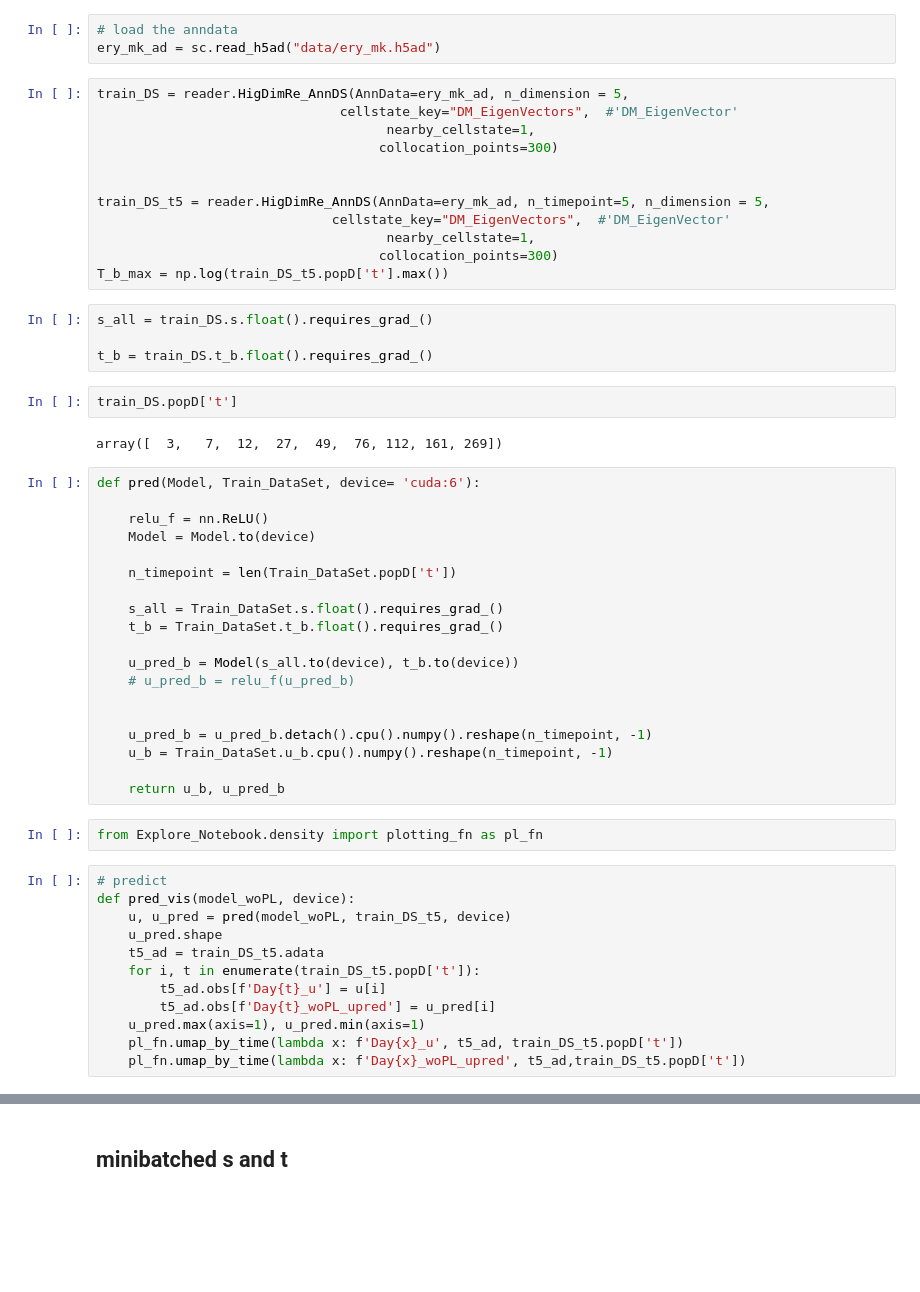
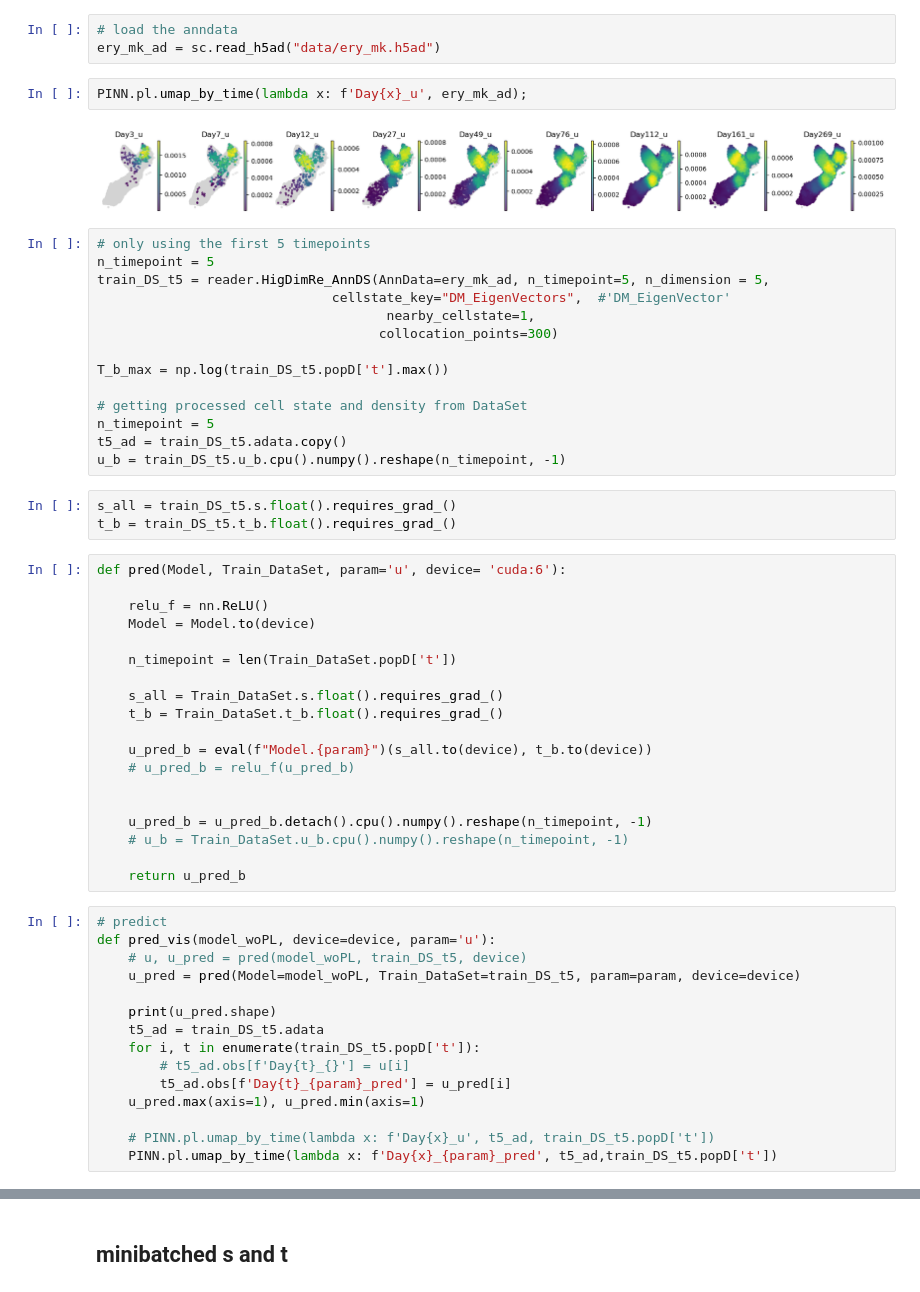
Before and after one commit to oZwZo/PINN_dynamics, a Jupyter notebook: Explore_Notebook/5.trajectory_independent/5-2.MLP_PINN_models.ipynb, the cells around one changed output, grey strips where cells are left out. Cells and saved outputs as stored; diff of their text form; blank space fills up the shorter version.

Commit message:
model the entire landscape

```diff
--- a/Explore_Notebook/5.trajectory_independent/5-2.MLP_PINN_models.ipynb
+++ b/Explore_Notebook/5.trajectory_independent/5-2.MLP_PINN_models.ipynb
@@ -31,28 +33,29 @@ reload(reader)
 # %%
 # load the anndata
 ery_mk_ad = sc.read_h5ad("data/ery_mk.h5ad")
+# %%
+PINN.pl.umap_by_time(lambda x: f'Day{x}_u', ery_mk_ad);
+# %% [output]
+[figure, added]
 # %%
-train_DS = reader.HigDimRe_AnnDS(AnnData=ery_mk_ad, n_dimension = 5,
-                               cellstate_key="DM_EigenVectors",  #'DM_EigenVector'
-                                     nearby_cellstate=1,
-                                    collocation_points=300)
-
-
+# only using the first 5 timepoints
+n_timepoint = 5
 train_DS_t5 = reader.HigDimRe_AnnDS(AnnData=ery_mk_ad, n_timepoint=5, n_dimension = 5,
                               cellstate_key="DM_EigenVectors",  #'DM_EigenVector'
                                      nearby_cellstate=1,
                                     collocation_points=300)
+
 T_b_max = np.log(train_DS_t5.popD['t'].max())
+
+# getting processed cell state and density from DataSet
+n_timepoint = 5
+t5_ad = train_DS_t5.adata.copy()
+u_b = train_DS_t5.u_b.cpu().numpy().reshape(n_timepoint, -1)
 # %%
-s_all = train_DS.s.float().requires_grad_()
-
-t_b = train_DS.t_b.float().requires_grad_()
+s_all = train_DS_t5.s.float().requires_grad_()
+t_b = train_DS_t5.t_b.float().requires_grad_()
-# %%
-train_DS.popD['t']
-# %% [output]
-array([  3,   7,  12,  27,  49,  76, 112, 161, 269])
 # %%
-def pred(Model, Train_DataSet, device= 'cuda:6'):
+def pred(Model, Train_DataSet, param='u', device= 'cuda:6'):
 
     relu_f = nn.ReLU()
     Model = Model.to(device)
@@ -62,25 +65,26 @@ def pred(Model, Train_DataSet, device= 'cuda:6'):
     s_all = Train_DataSet.s.float().requires_grad_()
     t_b = Train_DataSet.t_b.float().requires_grad_()
 
-    u_pred_b = Model(s_all.to(device), t_b.to(device))
+    u_pred_b = eval(f"Model.{param}")(s_all.to(device), t_b.to(device))
     # u_pred_b = relu_f(u_pred_b)
 
 
     u_pred_b = u_pred_b.detach().cpu().numpy().reshape(n_timepoint, -1)
-    u_b = Train_DataSet.u_b.cpu().numpy().reshape(n_timepoint, -1)
+    # u_b = Train_DataSet.u_b.cpu().numpy().reshape(n_timepoint, -1)
 
-    return u_b, u_pred_b
+    return u_pred_b
-# %%
-from Explore_Notebook.density import plotting_fn as pl_fn
 # %%
 # predict
-def pred_vis(model_woPL, device):
-    u, u_pred = pred(model_woPL, train_DS_t5, device)
-    u_pred.shape
+def pred_vis(model_woPL, device=device, param='u'):
+    # u, u_pred = pred(model_woPL, train_DS_t5, device)
+    u_pred = pred(Model=model_woPL, Train_DataSet=train_DS_t5, param=param, device=device)
+
+    print(u_pred.shape)
     t5_ad = train_DS_t5.adata
     for i, t in enumerate(train_DS_t5.popD['t']):
-        t5_ad.obs[f'Day{t}_u'] = u[i]
-        t5_ad.obs[f'Day{t}_woPL_upred'] = u_pred[i]
+        # t5_ad.obs[f'Day{t}_{}'] = u[i]
+        t5_ad.obs[f'Day{t}_{param}_pred'] = u_pred[i]
     u_pred.max(axis=1), u_pred.min(axis=1)
-    pl_fn.umap_by_time(lambda x: f'Day{x}_u', t5_ad, train_DS_t5.popD['t'])
-    pl_fn.umap_by_time(lambda x: f'Day{x}_woPL_upred', t5_ad,train_DS_t5.popD['t'])
+
+    # PINN.pl.umap_by_time(lambda x: f'Day{x}_u', t5_ad, train_DS_t5.popD['t'])
+    PINN.pl.umap_by_time(lambda x: f'Day{x}_{param}_pred', t5_ad,train_DS_t5.popD['t'])
```
Also changed, not shown: parts of 29 cells of this notebook, 9 other files.
